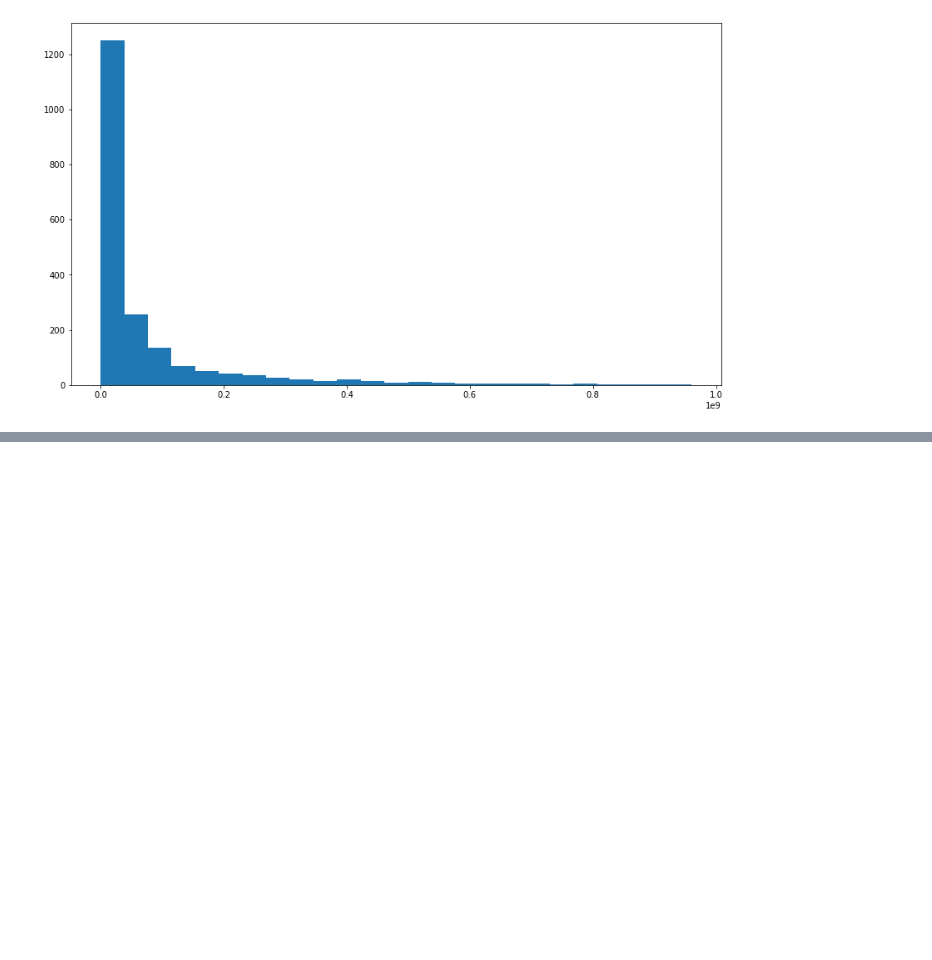
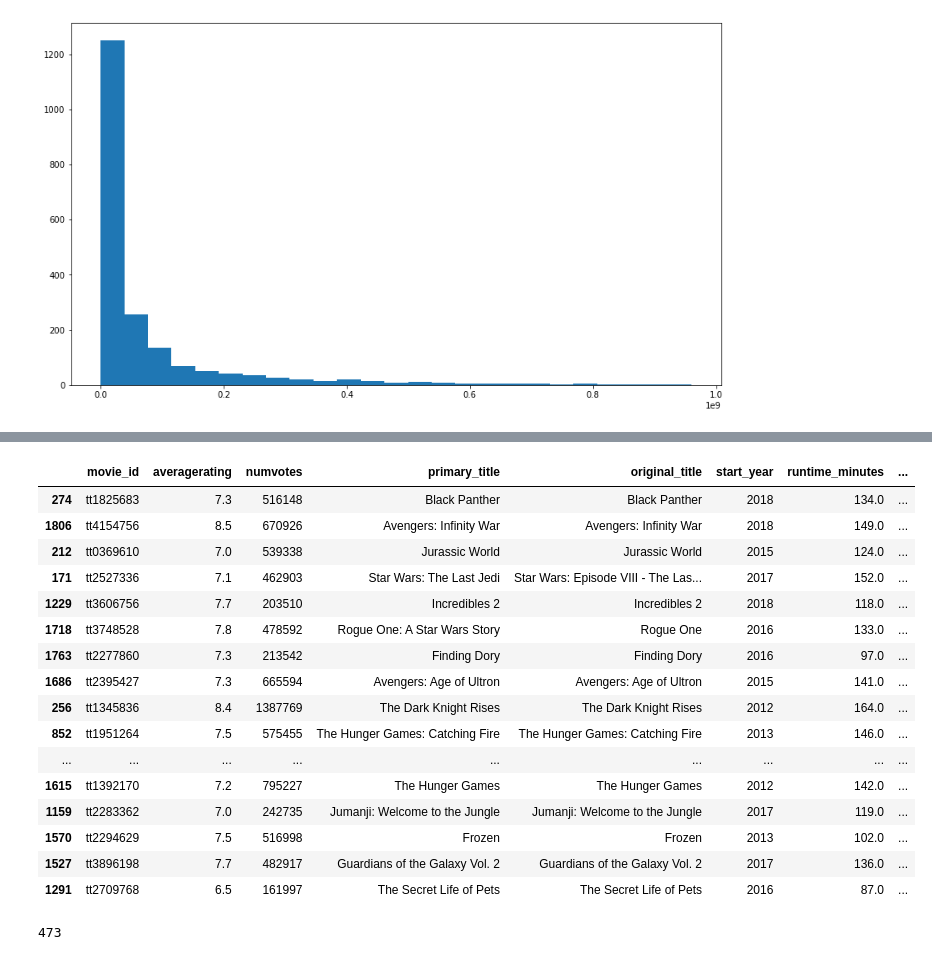
Before and after one commit to kevgross89/dsc-phase-1-project-v2-4, a Jupyter notebook: student.ipynb, the cells around one changed output, grey strips where cells are left out. Saved outputs shown, nothing was run; the diff lists cells and outputs as text; code cells hidden in the pictures; blank space fills up the shorter version.

```diff
--- a/student.ipynb
+++ b/student.ipynb
@@ -139,3 +142,5 @@ fig, ax = plt.subplots(figsize=(14,8))
 ax.hist(movie_cleaned['foreign_gross'], bins = 25);
 # %% [output]
 [figure]
+# %%
+conn = sqlite3.connect('zippedData\im.db')
@@ -141,0 +268,26 @@ ax.hist(movie_cleaned['foreign_gross'], bins = 25);
+# %%
+ratings_and_gross.sort_values(by=['domestic_gross'], ascending=False).head(20)
+# %% [output]
+|  | movie_id | averagerating | numvotes | primary_title | original_title | start_year | runtime_minutes | ... |
+| 274 | tt1825683 | 7.3 | 516148 | Black Panther | Black Panther | 2018 | 134.0 | ... |
+| 1806 | tt4154756 | 8.5 | 670926 | Avengers: Infinity War | Avengers: Infinity War | 2018 | 149.0 | ... |
+| 212 | tt0369610 | 7.0 | 539338 | Jurassic World | Jurassic World | 2015 | 124.0 | ... |
+| 171 | tt2527336 | 7.1 | 462903 | Star Wars: The Last Jedi | Star Wars: Episode VIII - The Las... | 2017 | 152.0 | ... |
+| 1229 | tt3606756 | 7.7 | 203510 | Incredibles 2 | Incredibles 2 | 2018 | 118.0 | ... |
+| 1718 | tt3748528 | 7.8 | 478592 | Rogue One: A Star Wars Story | Rogue One | 2016 | 133.0 | ... |
+| 1763 | tt2277860 | 7.3 | 213542 | Finding Dory | Finding Dory | 2016 | 97.0 | ... |
+| 1686 | tt2395427 | 7.3 | 665594 | Avengers: Age of Ultron | Avengers: Age of Ultron | 2015 | 141.0 | ... |
+| 256 | tt1345836 | 8.4 | 1387769 | The Dark Knight Rises | The Dark Knight Rises | 2012 | 164.0 | ... |
+| 852 | tt1951264 | 7.5 | 575455 | The Hunger Games: Catching Fire | The Hunger Games: Catching Fire | 2013 | 146.0 | ... |
+| ... | ... | ... | ... | ... | ... | ... | ... | ... |
+| 1615 | tt1392170 | 7.2 | 795227 | The Hunger Games | The Hunger Games | 2012 | 142.0 | ... |
+| 1159 | tt2283362 | 7.0 | 242735 | Jumanji: Welcome to the Jungle | Jumanji: Welcome to the Jungle | 2017 | 119.0 | ... |
+| 1570 | tt2294629 | 7.5 | 516998 | Frozen | Frozen | 2013 | 102.0 | ... |
+| 1527 | tt3896198 | 7.7 | 482917 | Guardians of the Galaxy Vol. 2 | Guardians of the Galaxy Vol. 2 | 2017 | 136.0 | ... |
+| 1291 | tt2709768 | 6.5 | 161997 | The Secret Life of Pets | The Secret Life of Pets | 2016 | 87.0 | ... |
+# %%
+box_office_hits = ratings_and_gross[ratings_and_gross['domestic_gross'] > 50000000]
+
+len(box_office_hits)
+# %% [output]
+473
```
Also changed, not shown: parts of 18 cells of this notebook.
